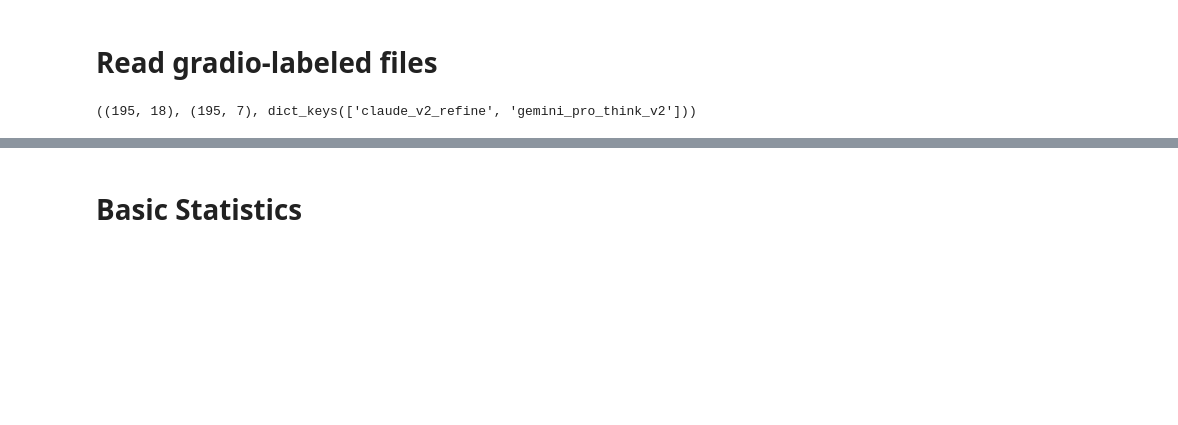
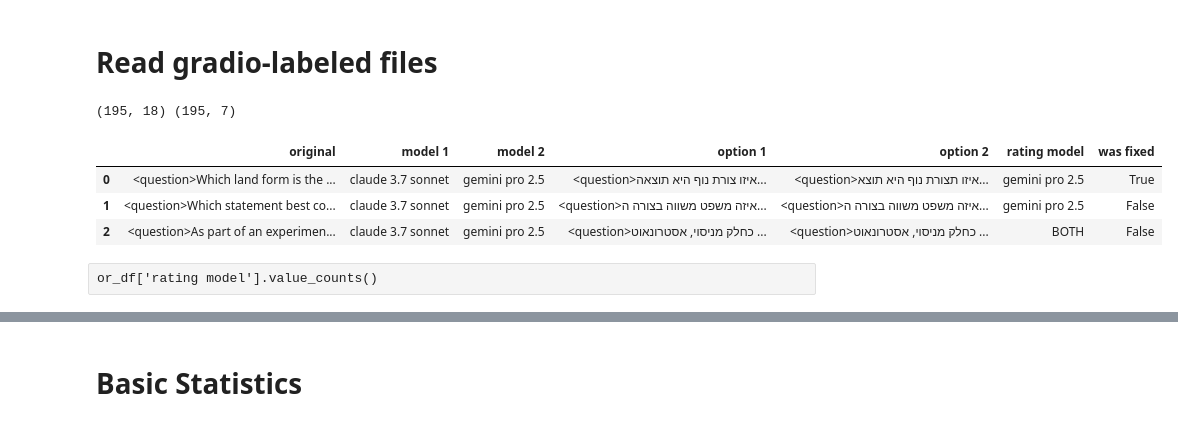
Before and after one commit to sarelWeinberger/qwen-hebrew-finetuning, a Jupyter notebook: translation/3 - Evaluate labeling.ipynb, the cells around one changed output, grey strips where cells are left out. Drawn from its saved outputs; the diff is of its cells as text; code cells hidden in the pictures; blank space fills up the shorter version.

```diff
--- a/translation/3 - Evaluate labeling.ipynb
+++ b/translation/3 - Evaluate labeling.ipynb
@@ -37,7 +35,16 @@ label_df.shape, or_df.shape
 labels = 'labeled_files/arc_ai_labeled_gradio.csv'
 csv_name = 'manual_compare/arc_ai2_train_top_200_FULL.csv'
 
+# GSM8K
+# labels = 'labeled_files/gsm8k_labeled_gradio.csv'
+# csv_name = 'manual_compare/gsm8k_169_FULL.csv'
+
+# MMLU
+# labels = 'labeled_files/mmlu_labeled_gradio.csv'
+# csv_name = 'manual_compare/mmlu_comparison_306_each_5_FULL.csv'
+
+# Read files
 label_df, or_df = parse_from_gradio(labels, csv_name)
-label_df.shape, or_df.shape, mqm_res.keys()
+print(label_df.shape, or_df.shape)
 # %% [output]
-((195, 18), (195, 7), dict_keys(['claude_v2_refine', 'gemini_pro_think_v2']))
+(195, 18) (195, 7)
@@ -43,0 +63,18 @@ label_df.shape, or_df.shape, mqm_res.keys()
+# %%
+# use_rename = change_names_model_claude
+use_rename = change_names_model_arc_gsm
+use_rename['BOTH'] = 'BOTH'
+use_rename['SKIP'] = 'SKIP'
+use_rename[''] = ''
+
+or_df['model 1'] = or_df['model 1'].apply(lambda x: use_rename[x])
+or_df['model 2'] = or_df['model 2'].apply(lambda x: use_rename[x])
+or_df['rating model'] = or_df['rating model'].apply(lambda x: use_rename[x])
+or_df.head(3)
+# %% [output]
+|  | original | model 1 | model 2 | option 1 | option 2 | rating model | was fixed |
+| 0 | <question>Which land form is the ... | claude 3.7 sonnet | gemini pro 2.5 | <question>איזו צורת נוף היא תוצאה... | <question>איזו תצורת נוף היא תוצא... | gemini pro 2.5 | True |
+| 1 | <question>Which statement best co... | claude 3.7 sonnet | gemini pro 2.5 | <question>איזה משפט משווה בצורה ה... | <question>איזה משפט משווה בצורה ה... | gemini pro 2.5 | False |
+| 2 | <question>As part of an experimen... | claude 3.7 sonnet | gemini pro 2.5 | <question>כחלק מניסוי, אסטרונאוט ... | <question>כחלק מניסוי, אסטרונאוט ... | BOTH | False |
+# %% [raw]
+or_df['rating model'].value_counts()
```
Also changed, not shown: parts of 26 cells of this notebook, 8 other files.
